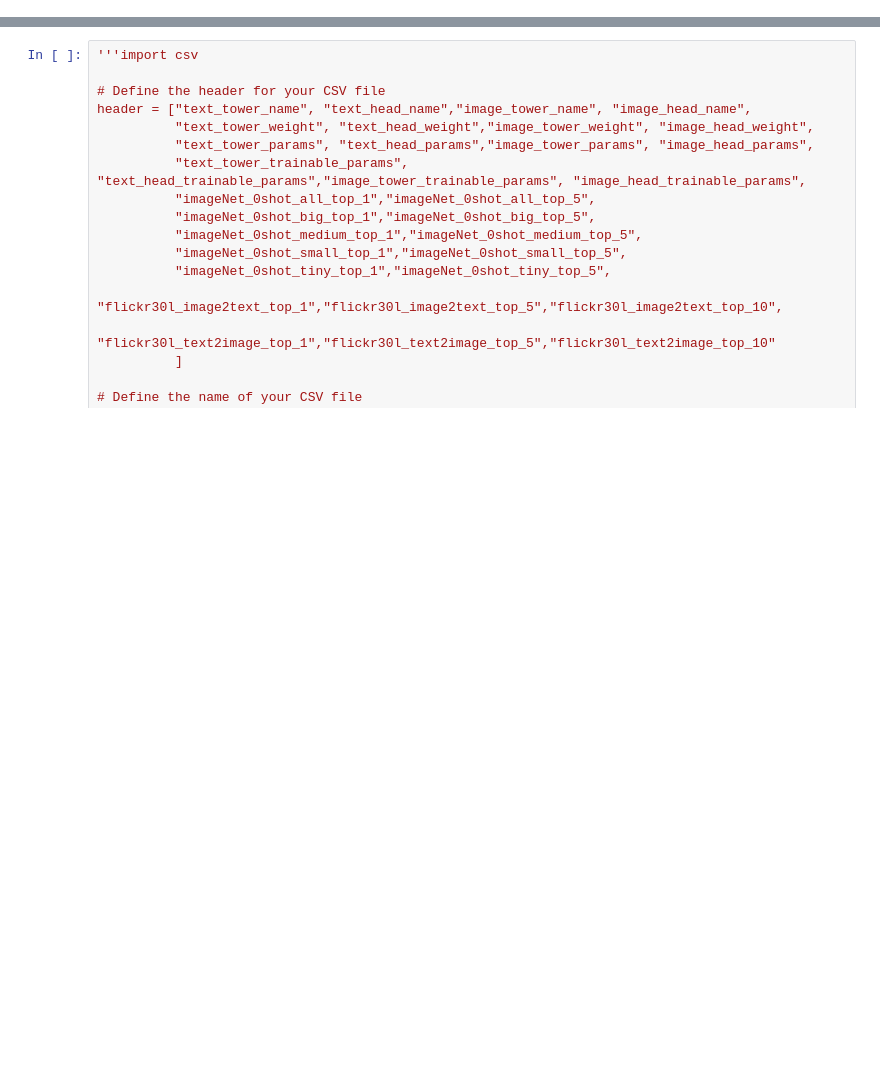
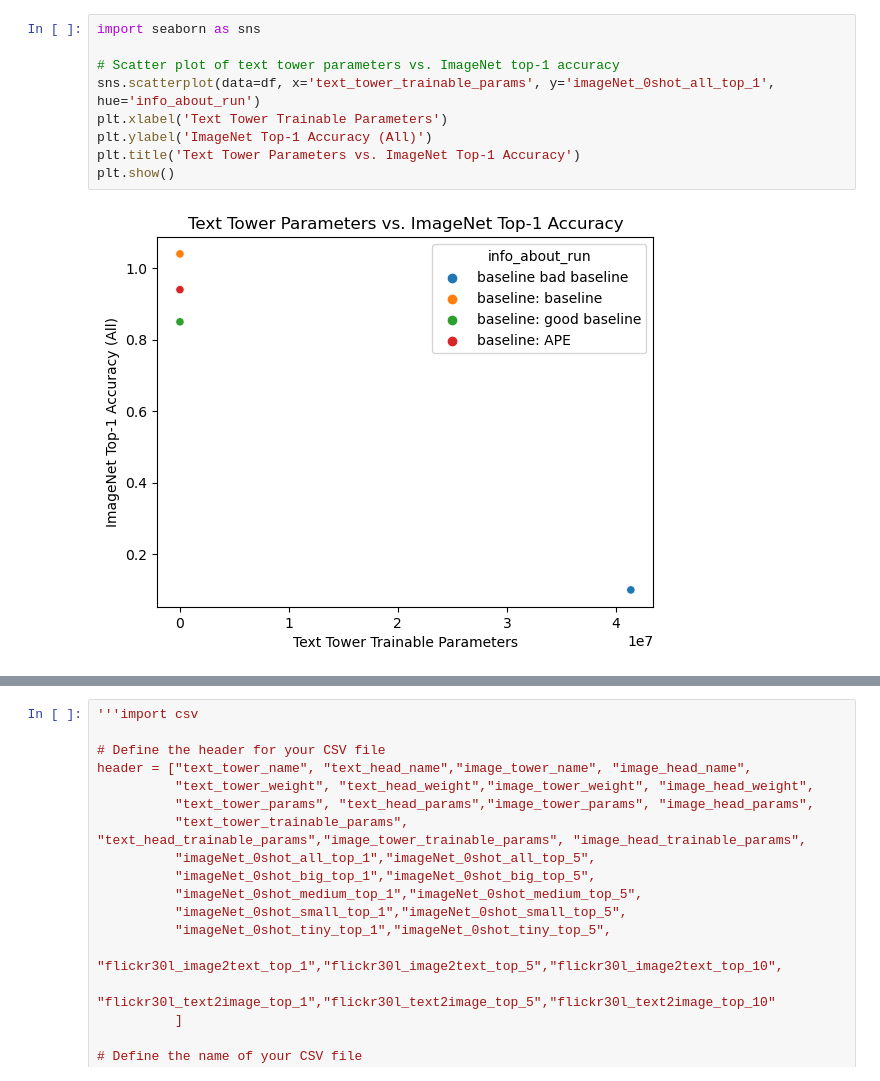
Before and after one commit to CarrelV/master_lit, a Jupyter notebook: temp.ipynb, the cells around one changed output, grey strips where cells are left out. Saved outputs shown, nothing was run; the diff lists cells and outputs as text; blank space fills up the shorter version.

```diff
--- a/temp.ipynb
+++ b/temp.ipynb
@@ -3,0 +26,11 @@ import numpy as np
+# %%
+import seaborn as sns
+
+# Scatter plot of text tower parameters vs. ImageNet top-1 accuracy
+sns.scatterplot(data=df, x='text_tower_trainable_params', y='imageNet_0shot_all_top_1', hue='info_about_run')
+plt.xlabel('Text Tower Trainable Parameters')
+plt.ylabel('ImageNet Top-1 Accuracy (All)')
+plt.title('Text Tower Parameters vs. ImageNet Top-1 Accuracy')
+plt.show()
+# %% [output]
+[figure, added]
```
Also changed, not shown: parts of 5 cells of this notebook, 4 other files.
